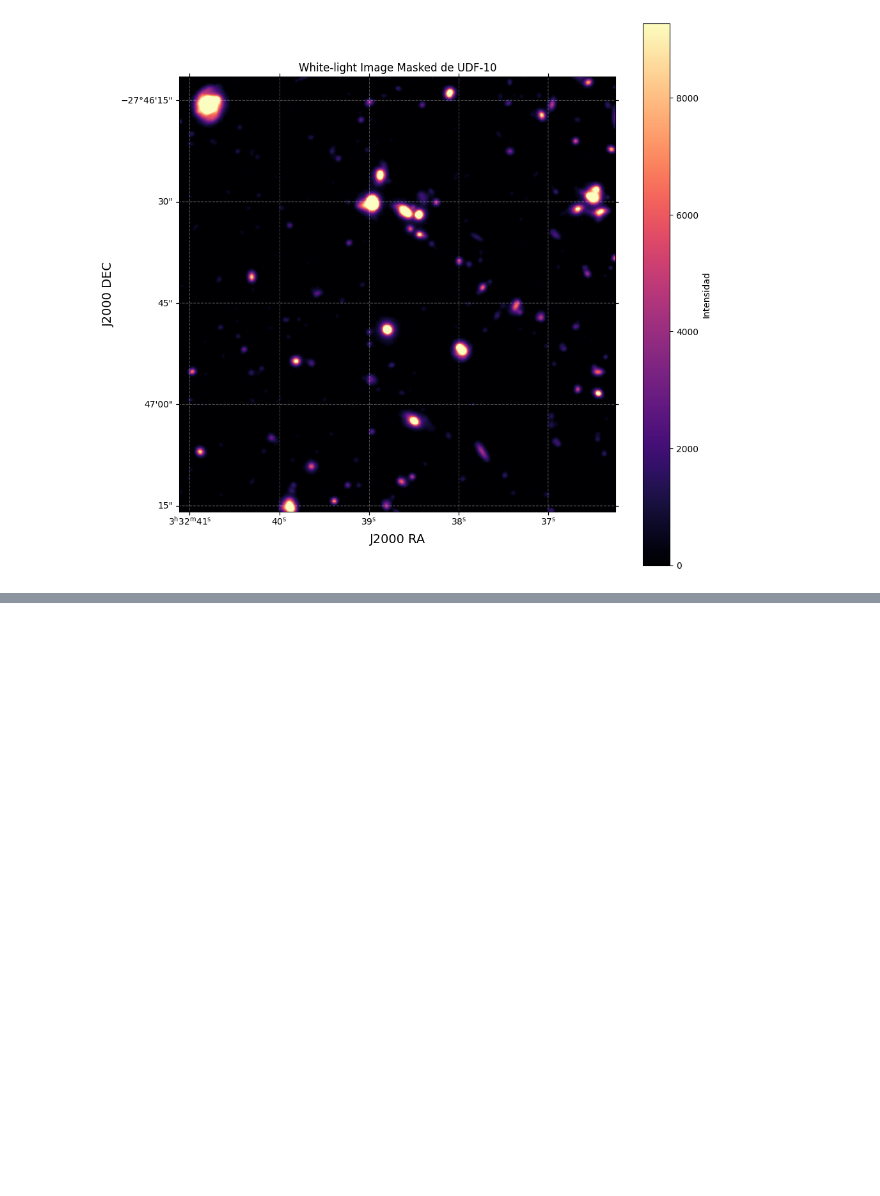
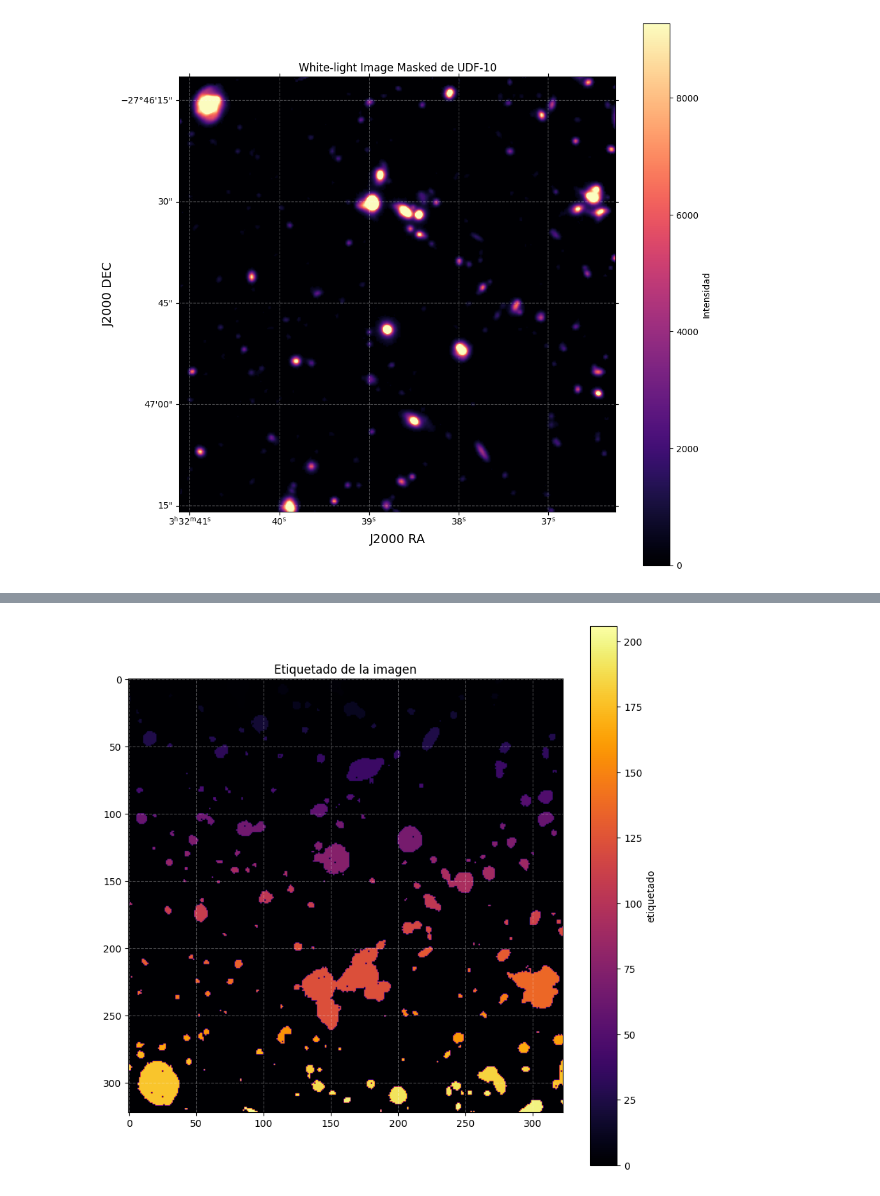
Before and after one commit to CrushinAngel/Galaxias-en-Deep-Fields, a Jupyter notebook: Deep_Fields.ipynb, the cells around one changed output, grey strips where cells are left out. Saved outputs shown, nothing was run; the diff lists cells and outputs as text; code cells hidden in the pictures; blank space fills up the shorter version.

Commit message:
etiquetado de las fuentes

```diff
--- a/Deep_Fields.ipynb
+++ b/Deep_Fields.ipynb
@@ -198,0 +206,14 @@ plt.show()
+# %%
+#Convertimos la mascara a uint8
+white_masked_uint8 = np.uint8(white_masked)
+
+num_labels, labels_im = cv2.connectedComponents(white_masked_uint8)
+
+plt.figure(figsize = (10,10))
+plt.imshow(labels_im, cmap = 'inferno')
+plt.colorbar(label = 'etiquetado')
+plt.title('Etiquetado de la imagen')
+plt.grid(color='white', ls='--', alpha=0.3)
+plt.show()
+# %% [output]
+[figure, added]
```
Also changed, not shown: parts of 4 cells of this notebook.
